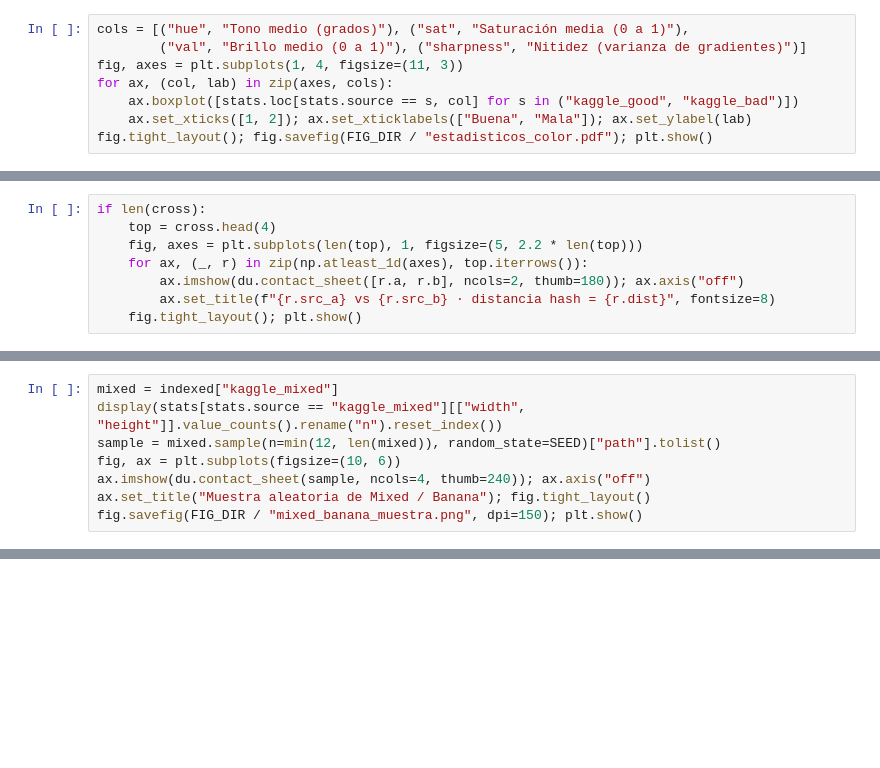
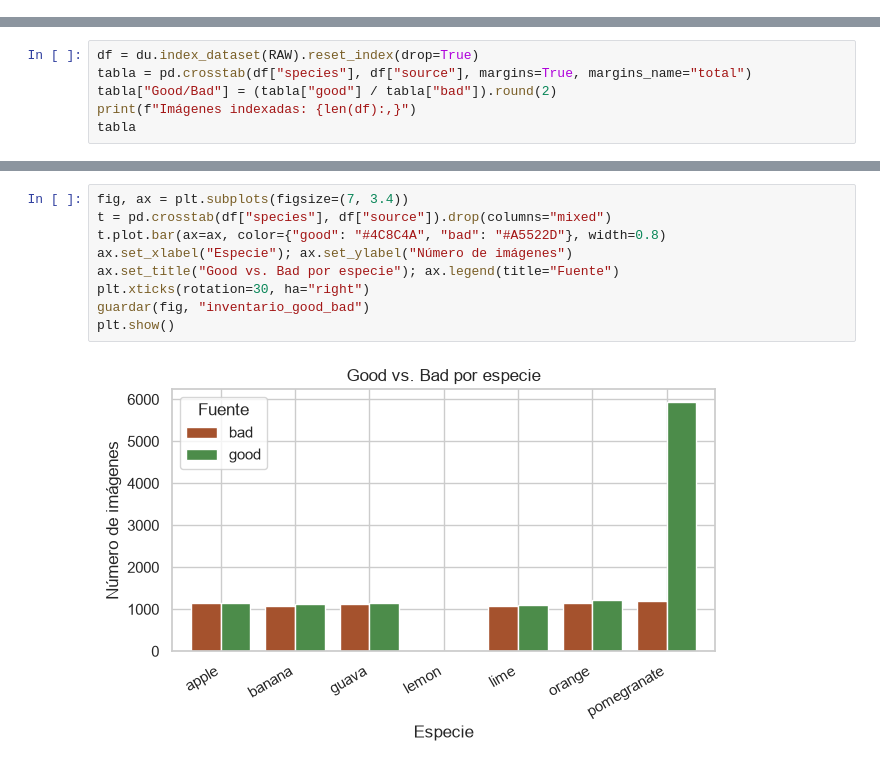
Before and after one commit to Ximenagg234/fruit-quality-banana, a Jupyter notebook: 02_comprension_datos/eda.ipynb, the cells around one changed output, grey strips where cells are left out. Drawn from its saved outputs; the diff is of its cells as text; blank space fills up the shorter version.

Commit message:
EDA multifruta ejecutado con datos reales: inventario, grupos por objeto, partición fija y prueba del atajo del fondo

```diff
--- a/02_comprension_datos/eda.ipynb
+++ b/02_comprension_datos/eda.ipynb
@@ -141,8 +0,0 @@ display(stats.groupby("source")[["r", "g", "b", "hue", "sat", "val", "sharpness"
-# %%
-cols = [("hue", "Tono medio (grados)"), ("sat", "Saturación media (0 a 1)"),
-        ("val", "Brillo medio (0 a 1)"), ("sharpness", "Nitidez (varianza de gradientes)")]
-fig, axes = plt.subplots(1, 4, figsize=(11, 3))
-for ax, (col, lab) in zip(axes, cols):
-    ax.boxplot([stats.loc[stats.source == s, col] for s in ("kaggle_good", "kaggle_bad")])
-    ax.set_xticks([1, 2]); ax.set_xticklabels(["Buena", "Mala"]); ax.set_ylabel(lab)
-fig.tight_layout(); fig.savefig(FIG_DIR / "estadisticos_color.pdf"); plt.show()
@@ -187,8 +0,0 @@ print(f"Pares candidatos entre Buena y Mala (posible etiqueta contradictoria): {
-# %%
-if len(cross):
-    top = cross.head(4)
-    fig, axes = plt.subplots(len(top), 1, figsize=(5, 2.2 * len(top)))
-    for ax, (_, r) in zip(np.atleast_1d(axes), top.iterrows()):
-        ax.imshow(du.contact_sheet([r.a, r.b], ncols=2, thumb=180)); ax.axis("off")
-        ax.set_title(f"{r.src_a} vs {r.src_b} · distancia hash = {r.dist}", fontsize=8)
-    fig.tight_layout(); plt.show()
@@ -199,8 +0,0 @@ if len(cross):
-# %%
-mixed = indexed["kaggle_mixed"]
-display(stats[stats.source == "kaggle_mixed"][["width", "height"]].value_counts().rename("n").reset_index())
-sample = mixed.sample(n=min(12, len(mixed)), random_state=SEED)["path"].tolist()
-fig, ax = plt.subplots(figsize=(10, 6))
-ax.imshow(du.contact_sheet(sample, ncols=4, thumb=240)); ax.axis("off")
-ax.set_title("Muestra aleatoria de Mixed / Banana"); fig.tight_layout()
-fig.savefig(FIG_DIR / "mixed_banana_muestra.png", dpi=150); plt.show()
@@ -232,0 +46,6 @@ Estos resultados alimentan `docs/formulacion_matematica.md` (§7, preguntas abie
+# %%
+df = du.index_dataset(RAW).reset_index(drop=True)
+tabla = pd.crosstab(df["species"], df["source"], margins=True, margins_name="total")
+tabla["Good/Bad"] = (tabla["good"] / tabla["bad"]).round(2)
+print(f"Imágenes indexadas: {len(df):,}")
+tabla
@@ -232,0 +64,11 @@ Estos resultados alimentan `docs/formulacion_matematica.md` (§7, preguntas abie
+# %%
+fig, ax = plt.subplots(figsize=(7, 3.4))
+t = pd.crosstab(df["species"], df["source"]).drop(columns="mixed")
+t.plot.bar(ax=ax, color={"good": "#4C8C4A", "bad": "#A5522D"}, width=0.8)
+ax.set_xlabel("Especie"); ax.set_ylabel("Número de imágenes")
+ax.set_title("Good vs. Bad por especie"); ax.legend(title="Fuente")
+plt.xticks(rotation=30, ha="right")
+guardar(fig, "inventario_good_bad")
+plt.show()
+# %% [output]
+[figure, added]
```
Also changed, not shown: parts of 61 cells of this notebook, 4 other files.
